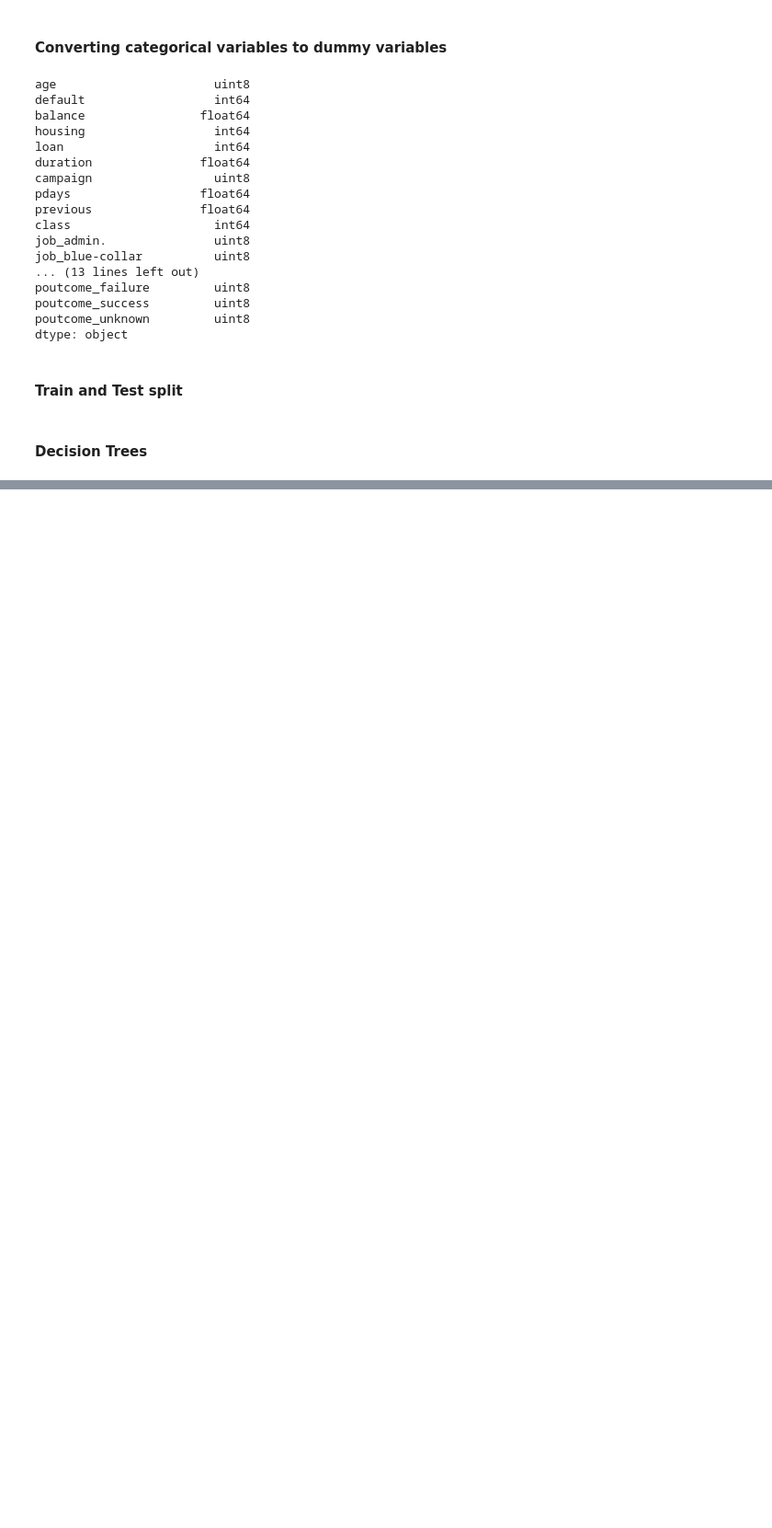
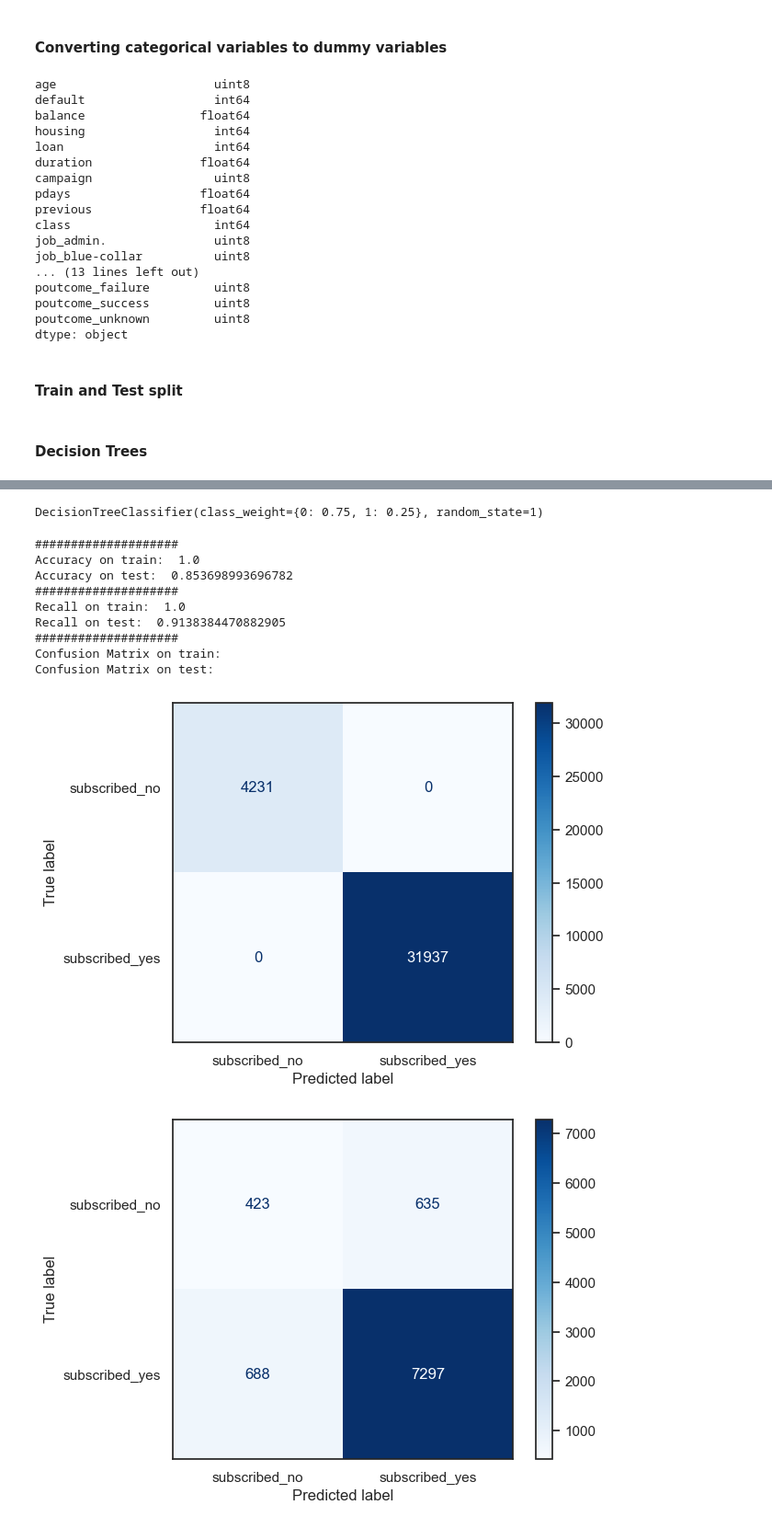
Before and after one commit to nadiaverdha/MachineLearningEx1, a Jupyter notebook: Ex1_bank.ipynb, the cells around one changed output, grey strips where cells are left out. Shown at 92% size. Drawn from its saved outputs; the diff is of its cells as text; code cells hidden in the pictures; blank space fills up the shorter version.

Commit message:
First part of Decision Tree model

```diff
--- a/Ex1_bank.ipynb
+++ b/Ex1_bank.ipynb
@@ -436,5 +442,11 @@ poutcome_unknown         uint8
 dtype: object
 # %% [markdown]
 #### Train and Test split
+# %%
+X = df_bank_dummies.drop(['class'], axis=1)
+Y = df_bank_dummies['class']
+
+#Splitting data in train and test sets
+X_train, X_test, y_train, y_test = train_test_split(X,Y, test_size=0.20, random_state = 1234,stratify=Y)
 # %% [markdown]
 #### Decision Trees
@@ -440,0 +467,42 @@ dtype: object
+# %%
+tree_model = tree.DecisionTreeClassifier(criterion = 'gini',class_weight={1:0.25,0:0.75}, random_state=1)
+tree_model.fit(X_train,y_train)
+# %% [output]
+DecisionTreeClassifier(class_weight={0: 0.75, 1: 0.25}, random_state=1)
+# %%
+def evaluate(model):
+    y_train_predict = model.predict(X_train)
+    y_test_predict = model.predict(X_test)
+
+    # accuracy
+    print("#"*20)
+    print("Accuracy on train: ", accuracy_score(y_train, y_train_predict))
+    print("Accuracy on test: ", accuracy_score(y_test, y_test_predict))
+    print("#"*20)
+    print("Recall on train: ", recall_score(y_train, y_train_predict))
+    print("Recall on test: ", recall_score(y_test, y_test_predict))
+
+    print("#"*20)
+    print("Confusion Matrix on train:")
+    c1 = confusion_matrix(y_train, y_train_predict)
+    cmd = ConfusionMatrixDisplay(c1, display_labels=['subscribed_no','subscribed_yes'])
+    cmd.plot(cmap=plt.cm.Blues)
+    print("Confusion Matrix on test:")
+    c2 = confusion_matrix(y_test, y_test_predict)
+    cmd = ConfusionMatrixDisplay(c2, display_labels=['subscribed_no','subscribed_yes'])
+    cmd.plot(cmap=plt.cm.Blues)
+    plt.show()
+# %%
+evaluate(tree_model)
+# %% [output]
+####################
+Accuracy on train:  1.0
+Accuracy on test:  0.853698993696782
+####################
+Recall on train:  1.0
+Recall on test:  0.9138384470882905
+####################
+Confusion Matrix on train:
+Confusion Matrix on test:
+[figure, added]
+[figure, added]
```
Also changed, not shown: parts of 6 cells of this notebook.
